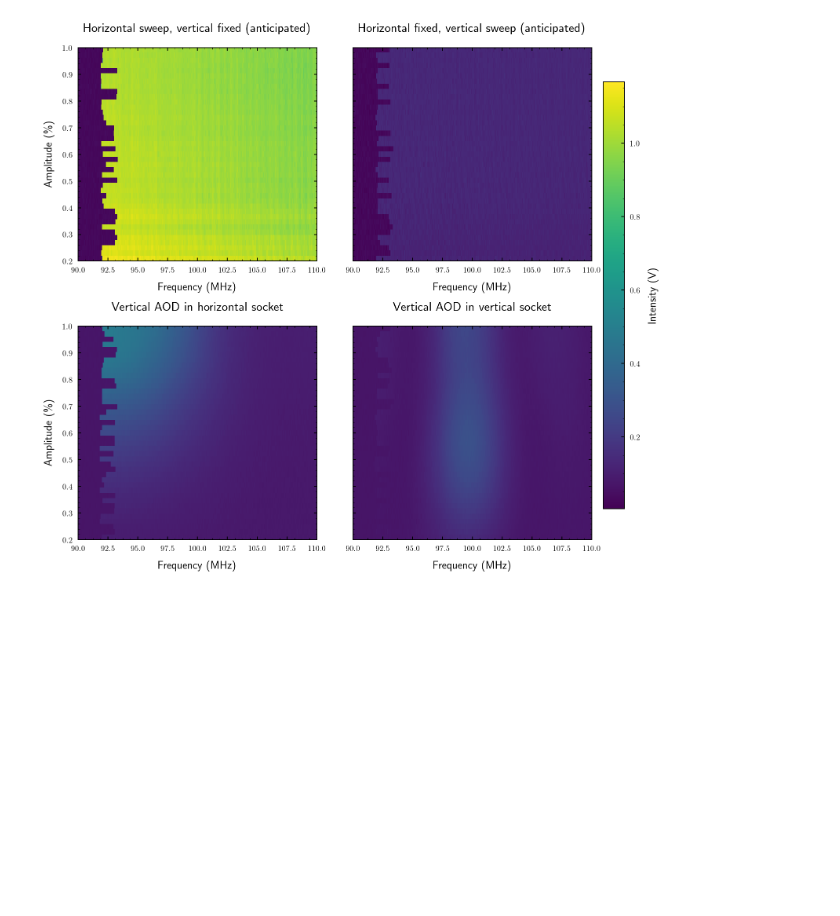
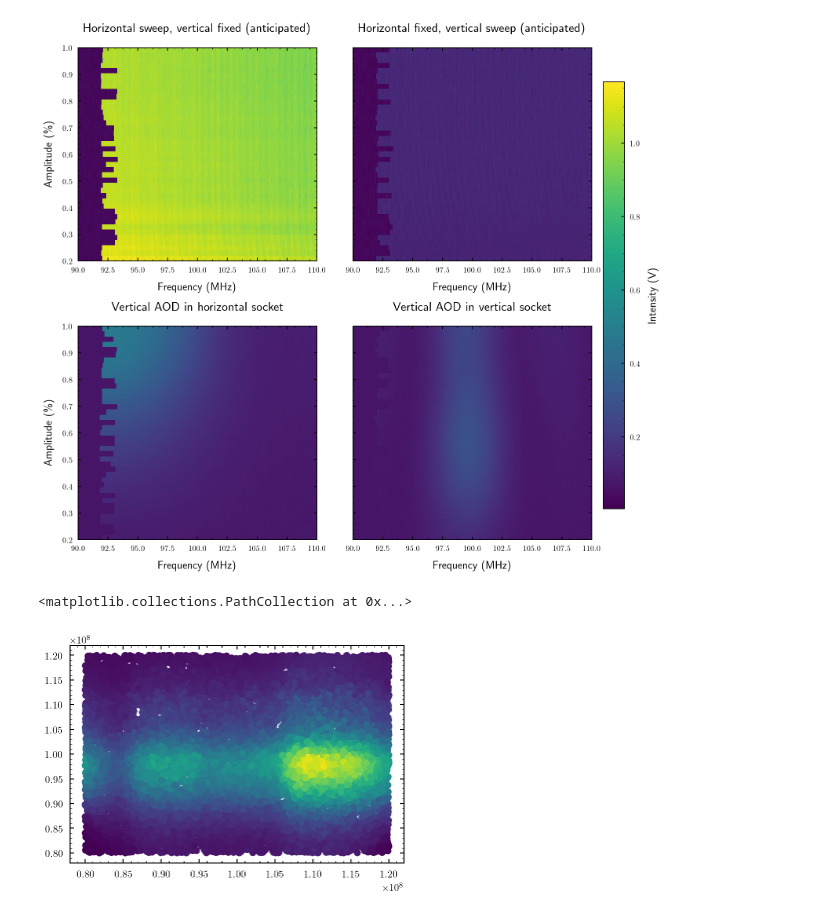
Before and after one commit to bodokaiser/bachelor-thesis, a Jupyter notebook: notebook/evaluation/intensity-distribution.ipynb, the cells around one changed output. Cells and saved outputs as stored; diff of their text form; code cells hidden in the pictures; blank space fills up the shorter version.

Commit message:
added random sampling maeasurements, deleted invalid data

```diff
--- a/notebook/evaluation/intensity-distribution.ipynb
+++ b/notebook/evaluation/intensity-distribution.ipynb
@@ -121,3 +121,10 @@ fig.savefig(os.path.join(figuredir, 'paried-anticipated-amplitude.pdf'), )
 plt.show()
 # %% [output]
 [figure]
+# %%
+df = pd.read_csv('../../dataset/intensity/anticipated-random.csv')
+
+plt.scatter(df.hfrequency, df.vfrequency, c=df.voltage)
+# %% [output]
+<matplotlib.collections.PathCollection at 0x...>
+[figure, added]
```
Also changed, not shown: parts of 1 cell of this notebook, 7 other files.
